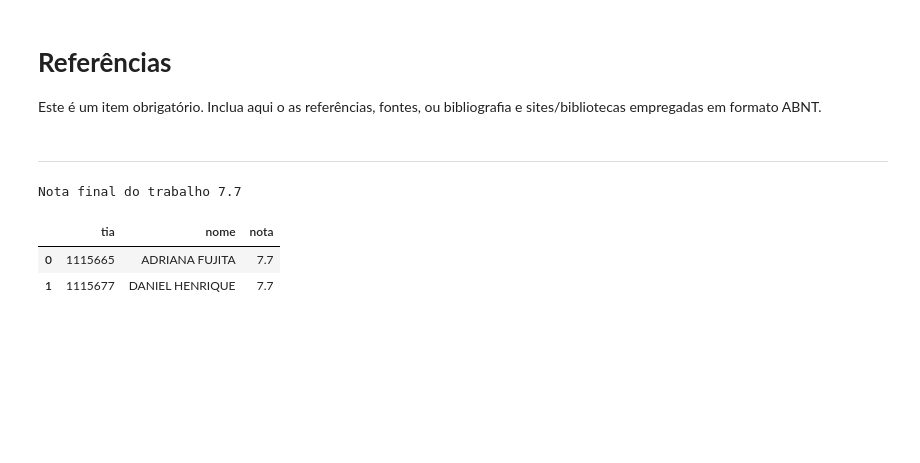
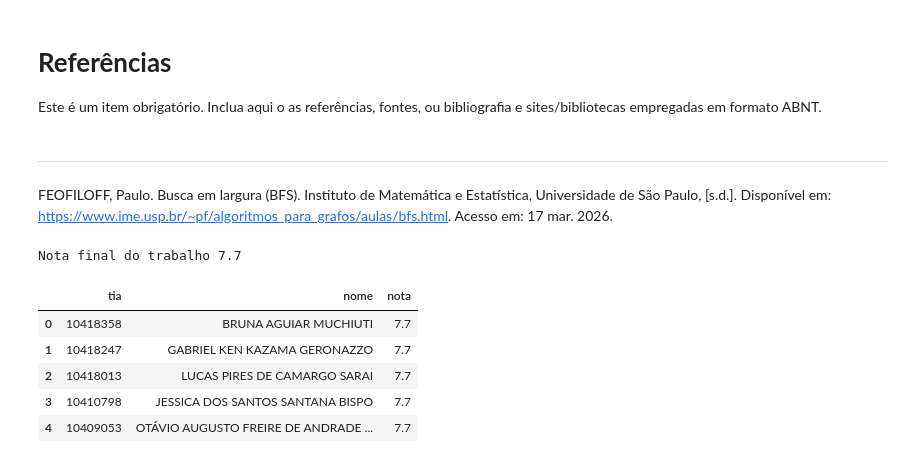
Before and after one commit to ImGabreuw/mackenzie-ai-projects, a Jupyter notebook: A2_Search_Algorithms.ipynb, the cells around one changed output. Saved outputs shown, nothing was run; the diff lists cells and outputs as text; code cells hidden in the pictures; blank space fills up the shorter version.

```diff
--- a/A2_Search_Algorithms.ipynb
+++ b/A2_Search_Algorithms.ipynb
@@ -184,0 +216,13 @@ Custo do melhor caminho: 430 km
+# %%
+origem, destino = "Sao Paulo", "Rio de Janeiro"
+
+bfs_path = bfs(G, origem, destino)
+
+if bfs_path:
+    custo = path_cost(G, bfs_path)
+    print(f"BFS - Caminho (menor numero de saltos) de {origem} a {destino}:")
+    print(" -> ".join(bfs_path))
+    print(f"Numero de saltos: {len(bfs_path) - 1}")
+    print(f"Custo total (km): {custo}")
+else:
+    print("nenhum caminho encontrado")
@@ -190,0 +242,23 @@ Custo do melhor caminho: 430 km
+# %%
+
+
+# 1. Caminho deve existir
+assert bfs_path is not None, "BFS deve encontrar um caminho entre as cidades."
+
+# 2. Primeiro e ultimo nó devem ser corretos
+assert bfs_path[0] == origem,  "O caminho deve iniciar na origem."
+assert bfs_path[-1] == destino, "O caminho deve terminar no destino."
+
+# 3. Todas as arestas do caminho devem existir no grafo
+for i in range(len(bfs_path) - 1):
+    assert G.has_edge(bfs_path[i], bfs_path[i+1]), \
+        f"Aresta ausente: {bfs_path[i]} -> {bfs_path[i+1]}"
+
+# 4. BFS deve retornar o caminho de menor número de saltos (1 salto)
+assert len(bfs_path) - 1 == 1, \
+    "Existe aresta direta SP→RJ, então BFS deve retornar caminho de 1 salto."
+
+print("Teste 1: OK - caminho encontrado.")
+print("Teste 2: OK - origem e destino corretos.")
+print("Teste 3: OK - todas as arestas do caminho existem no grafo.")
+print("Teste 4: OK - BFS retornou o caminho de menor numero de saltos (1 salto).")
@@ -206,6 +285,8 @@ Custo do melhor caminho: 430 km
 Este é um item obrigatório. Inclua aqui o as referências, fontes, ou bibliografia e sites/bibliotecas empregadas em formato ABNT.
 # %% [markdown]
 ---
+# %% [markdown]
+FEOFILOFF, Paulo. Busca em largura (BFS). Instituto de Matemática e Estatística, Universidade de São Paulo, [s.d.]. Disponível em: https://www.ime.usp.br/~pf/algoritmos_para_grafos/aulas/bfs.html. Acesso em: 17 mar. 2026.
 # %%
 #@title **Avaliação**
 Resumo = 10 #@param {type:"slider", min:0, max:10, step:1}
@@ -222,30 +303,33 @@ Geral = 7 #@param {type:"slider", min:0, max:10, step:1}
 # %%
 #@title **Nota Final**
 
 nota = Resumo + 2*Grafo + 3*BFS + 5*Busca_Informada + Referencias + Geral
 
 nota = nota / 13
 
 print(f'Nota final do trabalho {nota :.1f}')
 
 import numpy as np
 import pandas as pd
 
 alunos = pd.DataFrame()
 
 lista_tia = []
 lista_nome = []
 
-for i in range(1,7):
+for i in range(1,6):
   exec("if Aluno" + str(i) + " !='None':  lista = Aluno" + str(i) + ".split(','); lista_tia.append(lista[0]); lista_nome.append(lista[1].upper())")
 
 alunos['tia'] = lista_tia
 alunos['nome'] = lista_nome
 alunos['nota'] = np.round(nota,1)
 print()
 display(alunos)
 # %% [output]
 Nota final do trabalho 7.7
 |  | tia | nome | nota |
-| 0 | 1115665 | ADRIANA FUJITA | 7.7 |
-| 1 | 1115677 | DANIEL HENRIQUE | 7.7 |
+| 0 | 10418358 | BRUNA AGUIAR MUCHIUTI | 7.7 |
+| 1 | 10418247 | GABRIEL KEN KAZAMA GERONAZZO | 7.7 |
+| 2 | 10418013 | LUCAS PIRES DE CAMARGO SARAI | 7.7 |
+| 3 | 10410798 | JESSICA DOS SANTOS SANTANA BISPO | 7.7 |
+| 4 | 10409053 | OTÁVIO AUGUSTO FREIRE DE ANDRADE ... | 7.7 |
```
Also changed, not shown: parts of 6 cells of this notebook.
